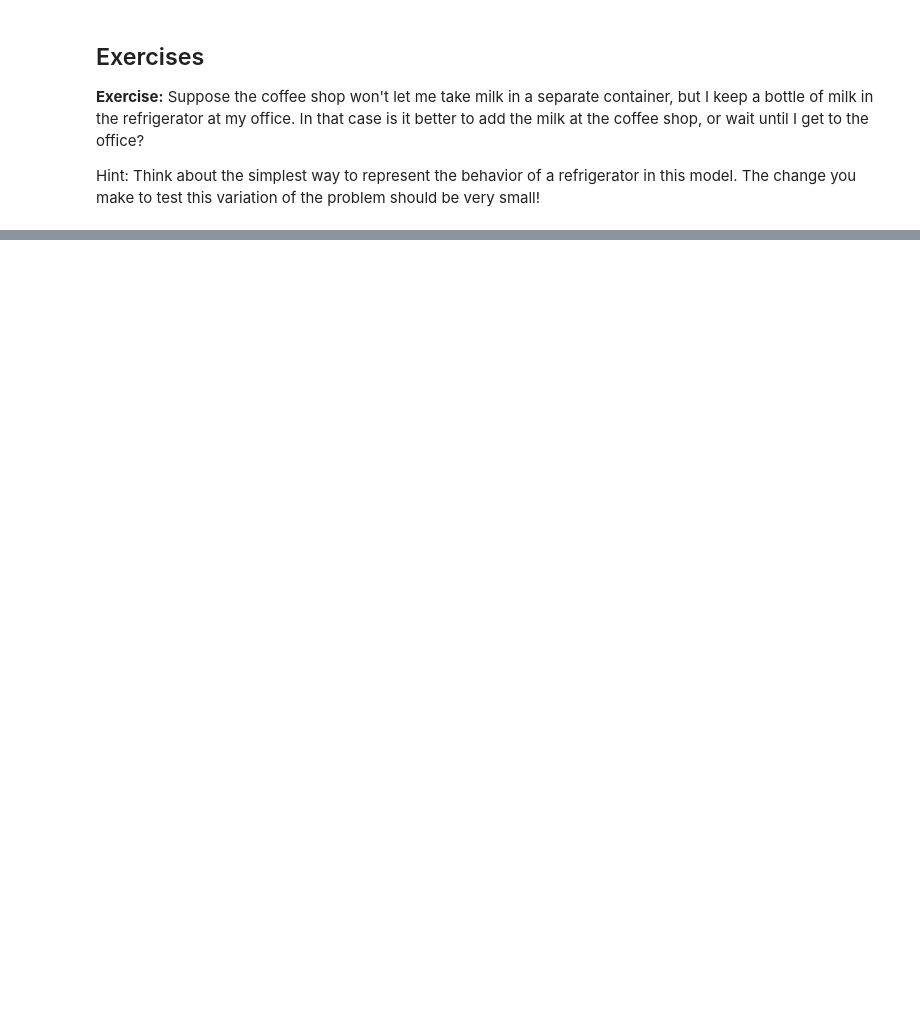
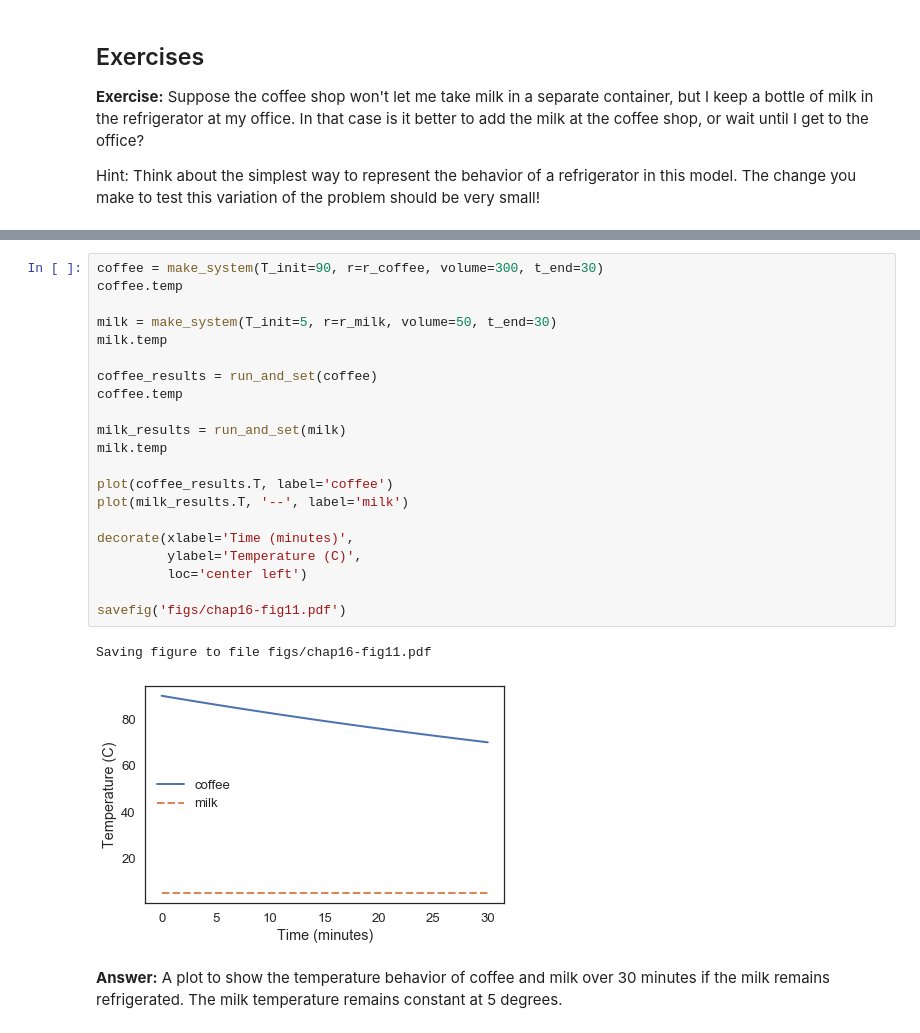
Before and after one commit to ptanofsky/ModSimPy, a Jupyter notebook: notebooks/chap16.ipynb, the cells around one changed output, grey strips where cells are left out. Cells and saved outputs as stored; diff of their text form; blank space fills up the shorter version.

```diff
--- a/notebooks/chap16.ipynb
+++ b/notebooks/chap16.ipynb
@@ -473,0 +533,26 @@ Hint: Think about the simplest way to represent the behavior of a refrigerator i
+# %%
+coffee = make_system(T_init=90, r=r_coffee, volume=300, t_end=30)
+coffee.temp
+
+milk = make_system(T_init=5, r=r_milk, volume=50, t_end=30)
+milk.temp
+
+coffee_results = run_and_set(coffee)
+coffee.temp
+
+milk_results = run_and_set(milk)
+milk.temp
+
+plot(coffee_results.T, label='coffee')
+plot(milk_results.T, '--', label='milk')
+
+decorate(xlabel='Time (minutes)',
+         ylabel='Temperature (C)',
+         loc='center left')
+
+savefig('figs/chap16-fig11.pdf')
+# %% [output]
+Saving figure to file figs/chap16-fig11.pdf
+[figure, added]
+# %% [markdown]
+**Answer:** A plot to show the temperature behavior of coffee and milk over 30 minutes if the milk remains refrigerated. The milk temperature remains constant at 5 degrees.
```
Also changed, not shown: parts of 24 cells of this notebook.
